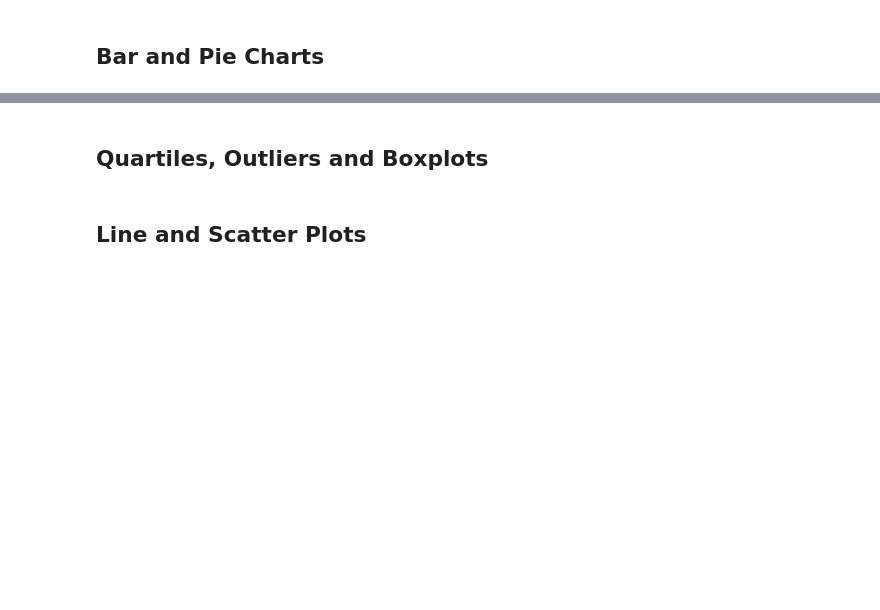
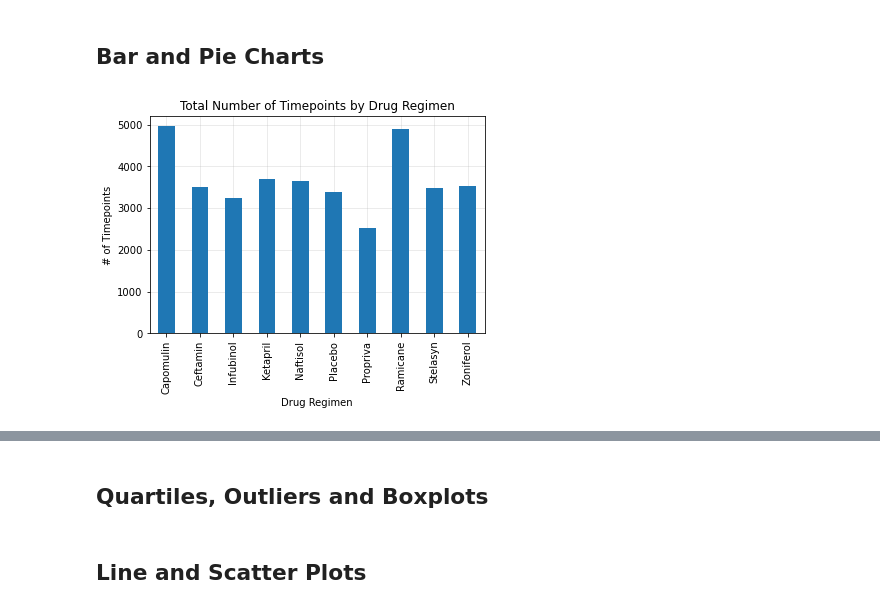
Before and after one commit to anyren/SquamousCellCarcinoma_trials, a Jupyter notebook: Pymaceuticals/pymaceuticals_analysis.ipynb, the cells around one changed output, grey strips where cells are left out. Saved outputs shown, nothing was run; the diff lists cells and outputs as text; code cells hidden in the pictures; blank space fills up the shorter version.

Commit message:
finished summary stats with agg, bar and pie charts

```diff
--- a/Pymaceuticals/pymaceuticals_analysis.ipynb
+++ b/Pymaceuticals/pymaceuticals_analysis.ipynb
@@ -131,3 +147,11 @@ Summary statistics generated using the aggregation method
 ## Bar and Pie Charts
 # %%
 # Generate a bar plot showing the total number of timepoints for all mice tested for each drug regimen using Pandas.
+total_timepoints = mouse_study_cleaned[["Drug Regimen", "Timepoint"]].groupby("Drug Regimen")
+total_timepoints = total_timepoints.sum()
+total_timepoints.plot(kind="bar", title = "Total Number of Timepoints by Drug Regimen",
+                     ylabel="# of Timepoints", legend=False, sort_columns=True,zorder=10)
+plt.grid(alpha=0.3,zorder=0)
+plt.show()
+# %% [output]
+[figure, added]
```
Also changed, not shown: parts of 10 cells of this notebook.
